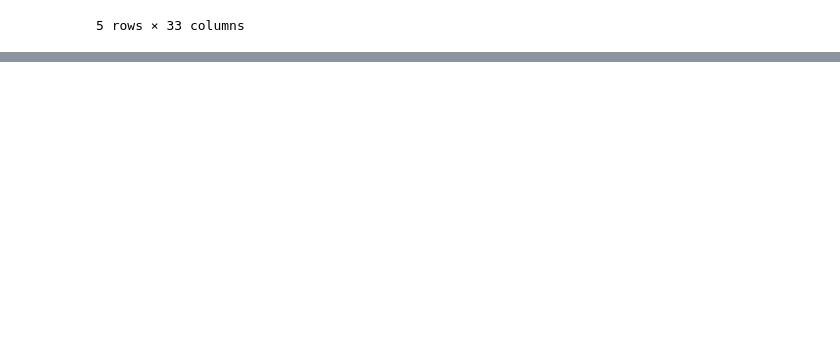
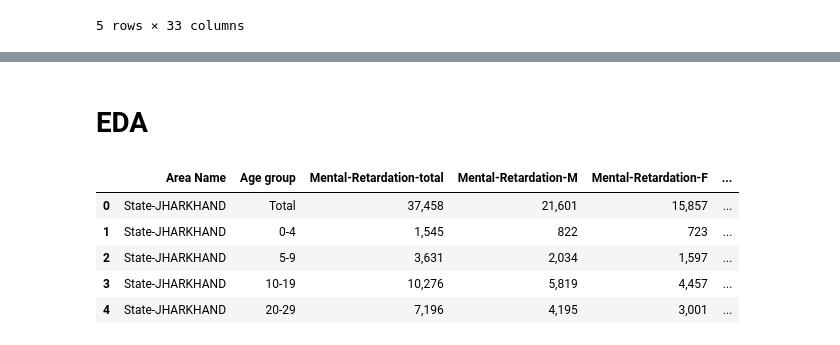
Before and after one commit to abhi-ram-M/jharkand-nuclear-radiation, a Jupyter notebook: project1.ipynb, the cells around one changed output, grey strips where cells are left out. Cells and saved outputs as stored; diff of their text form; code cells hidden in the pictures; blank space fills up the shorter version.

```diff
--- a/project1.ipynb
+++ b/project1.ipynb
@@ -17,0 +73,13 @@ di_df.head()
+# %%
+mental_ill_df = mental_ill_df[3:].reset_index(drop = True)
+# %% [markdown]
+# EDA
+# %%
+mental_ill_df.head()
+# %% [output]
+|  | Area Name | Age group | Mental-Retardation-total | Mental-Retardation-M | Mental-Retardation-F | ... |
+| 0 | State-JHARKHAND | Total | 37,458 | 21,601 | 15,857 | ... |
+| 1 | State-JHARKHAND | 0-4 | 1,545 | 822 | 723 | ... |
+| 2 | State-JHARKHAND | 5-9 | 3,631 | 2,034 | 1,597 | ... |
+| 3 | State-JHARKHAND | 10-19 | 10,276 | 5,819 | 4,457 | ... |
+| 4 | State-JHARKHAND | 20-29 | 7,196 | 4,195 | 3,001 | ... |
```
Also changed, not shown: parts of 8 cells of this notebook.
